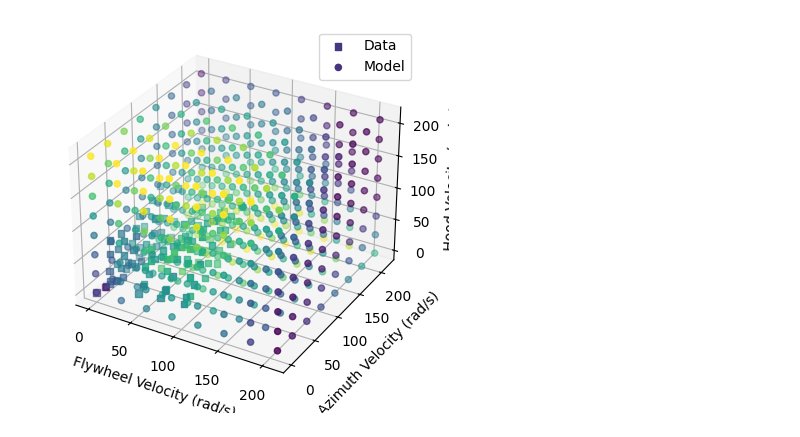
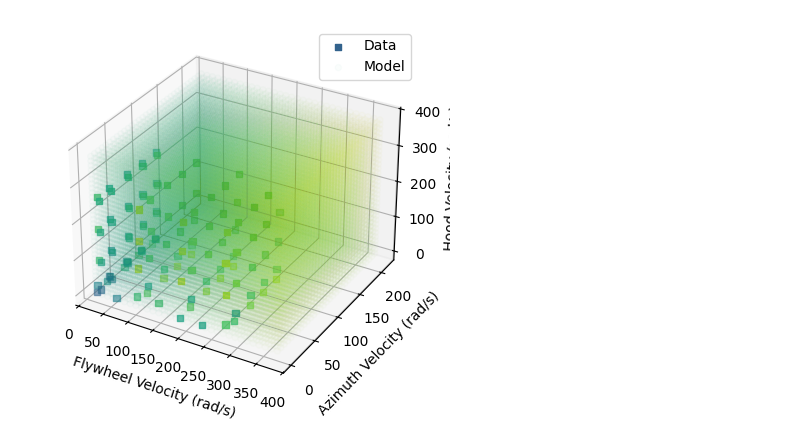
Before and after one commit to wave-2826/2026-timmy-alpha, a Jupyter notebook: misc/turretTuning/analyze_but_notebook.ipynb, the cells around one changed output. Cells and saved outputs as stored; diff of their text form; code cells hidden in the pictures.

```diff
--- a/misc/turretTuning/analyze_but_notebook.ipynb
+++ b/misc/turretTuning/analyze_but_notebook.ipynb
@@ -121,34 +93,116 @@ R^2 score: 0.7825315079996633
 # %%
 # Predict total current for a grid of velocities
 import numpy as np
-flywheel_vel_grid = np.linspace(flywheel_vel.min(), flywheel_vel.max() + 100, 8)
-azimuth_vel_grid = np.linspace(azimuth_vel.min(), azimuth_vel.max() + 100, 8)
-hood_vel_grid = np.linspace(hood_vel.min(), hood_vel.max() + 100, 8)
+flywheel_vel_grid = np.linspace(flywheel_vel.min(), flywheel_vel.max() + 100, 32)
+azimuth_vel_grid = np.linspace(azimuth_vel.min(), azimuth_vel.max() + 100, 32)
+hood_vel_grid = np.linspace(hood_vel.min(), hood_vel.max() + 100, 32)
 
 flywheel_vel_grid, azimuth_vel_grid, hood_vel_grid = np.meshgrid(flywheel_vel_grid, azimuth_vel_grid, hood_vel_grid)
 
 X_grid = pd.DataFrame({
     "flywheel_vel": flywheel_vel_grid.flatten(),
     "azimuth_vel": azimuth_vel_grid.flatten(),
     "hood_vel": hood_vel_grid.flatten(),
 })
 
 X_grid_poly = poly.transform(X_grid)
 y_grid_pred = model.predict(X_grid_poly)
 
 # Plot the predicted surface
 fig = plt.figure()
 ax = fig.add_subplot(111, projection="3d")
 # Squares to represent real data and circles to represent the model
 vmin = 0
 vmax = 100
 scat = ax.scatter(flywheel_vel, azimuth_vel, hood_vel, c=total_current, cmap="viridis", label="Data", marker="s", vmin=vmin, vmax=vmax)
-ax.scatter(X_grid["flywheel_vel"], X_grid["azimuth_vel"], X_grid["hood_vel"], c=y_grid_pred, cmap="viridis", label="Model", marker="o", vmin=vmin, vmax=vmax)
+ax.scatter(X_grid["flywheel_vel"], X_grid["azimuth_vel"], X_grid["hood_vel"], c=y_grid_pred, cmap="viridis", label="Model", marker="o", vmin=vmin, vmax=vmax, alpha=0.02)
 
 ax.set_xlabel("Flywheel Velocity (rad/s)")
 ax.set_ylabel("Azimuth Velocity (rad/s)")
 ax.set_zlabel("Hood Velocity (rad/s)")
 ax.legend()
 plt.show()
+
+
+
+
+# 2D cross-section (flywheel vs azimuth) with a slider for hood velocity
+import numpy as np
+import plotly.graph_objects as go
+
+# flattened grid arrays and predictions (already exist in the notebook)
+fx = flywheel_vel_grid.flatten()
+ax = azimuth_vel_grid.flatten()
+hx = hood_vel_grid.flatten()
+pred = y_grid_pred
+
+# unique hood levels (slider steps)
+hood_levels = np.unique(hx)
+
+# build one trace per hood slice (only the first visible initially)
+pred_traces = []
+for i, h in enumerate(hood_levels):
+    mask = hx == h
+    pred_traces.append(go.Scatter(
+        x=fx[mask],
+        y=ax[mask],
+        mode="markers",
+        marker=dict(
+            color=pred[mask],
+            colorscale="Viridis",
+            cmin=vmin,
+            cmax=vmax,
+            size=6
+        ),
+        name=f"Model (hood={h:.1f})",
+        visible=(i == 0),
+        hovertemplate="Flywheel: %{x:.1f}<br>Azimuth: %{y:.1f}<br>Pred: %{marker.color:.2f}<extra></extra>",
+    ))
+
+    # Actual data, with opacity scaled by how close the data slice is to our slice
+    pred_traces.append(go.Scatter(
+        x=flywheel_vel,
+        y=azimuth_vel,
+        mode="markers",
+        marker=dict(
+            color=total_current,
+            colorscale="Viridis",
+            cmin=vmin,
+            cmax=vmax,
+            size=8,
+            opacity=np.exp(-((hood_vel - h) ** 2) / (2 * 20**2))
+        ),
+        name="Data",
+        hovertemplate="Flywheel: %{x:.1f}<br>Azimuth: %{y:.1f}<br>Total Current: %{marker.color:.2f}<extra></extra>",
+    ))
+
+fig2d = go.Figure(data=pred_traces)
+
+# slider steps: toggle visibility of the model traces, keep data_trace visible
+steps = []
+n_model = len(pred_traces)
+for i, h in enumerate(hood_levels):
+    vis = [False] * n_model
+    vis[2 * i] = True  # model trace for this hood slice
+    vis[2 * i + 1] = True  # data trace
+    steps.append(
+        dict(
+            method="update",
+            args=[{"visible": vis}, {"title": f"Hood slice = {h:3.1f}"}],
+            label=f"{h:.0f}",
+        )
+    )
+
+sliders = [dict(active=0, currentvalue={"prefix": "Hood = "}, pad={"t": 10}, steps=steps)]
+
+fig2d.update_layout(
+    title=f"Hood slice = {hood_levels[0]:.1f}",
+    xaxis_title="Flywheel Velocity (rad/s)",
+    yaxis_title="Azimuth Velocity (rad/s)",
+    sliders=sliders,
+    height=600,
+)
+
+fig2d.show()
 # %% [output]
-[figure, old version]
+[figure, new version]
```
Also changed, not shown: parts of 5 cells of this notebook, 3 other files.
